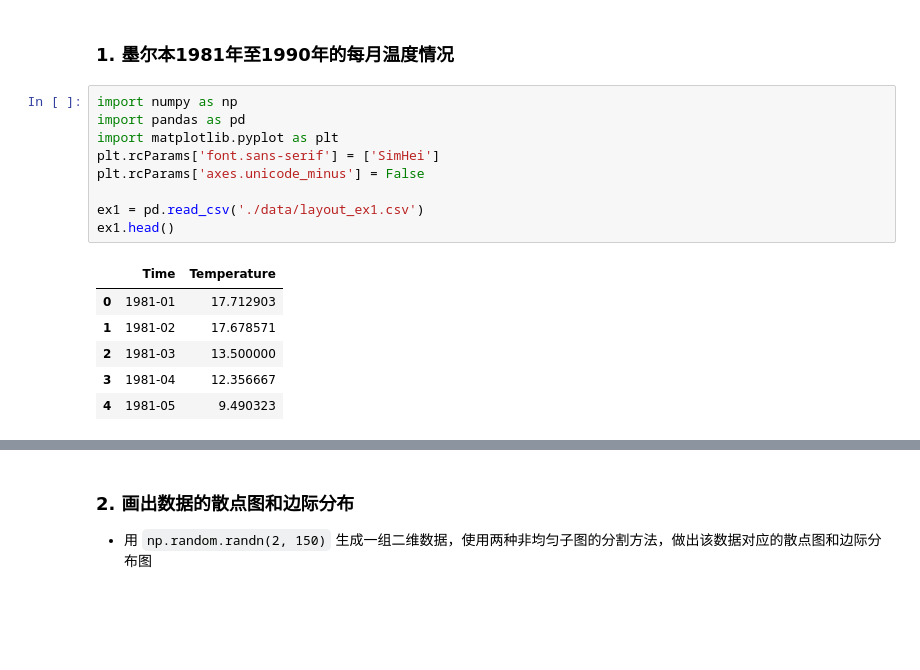
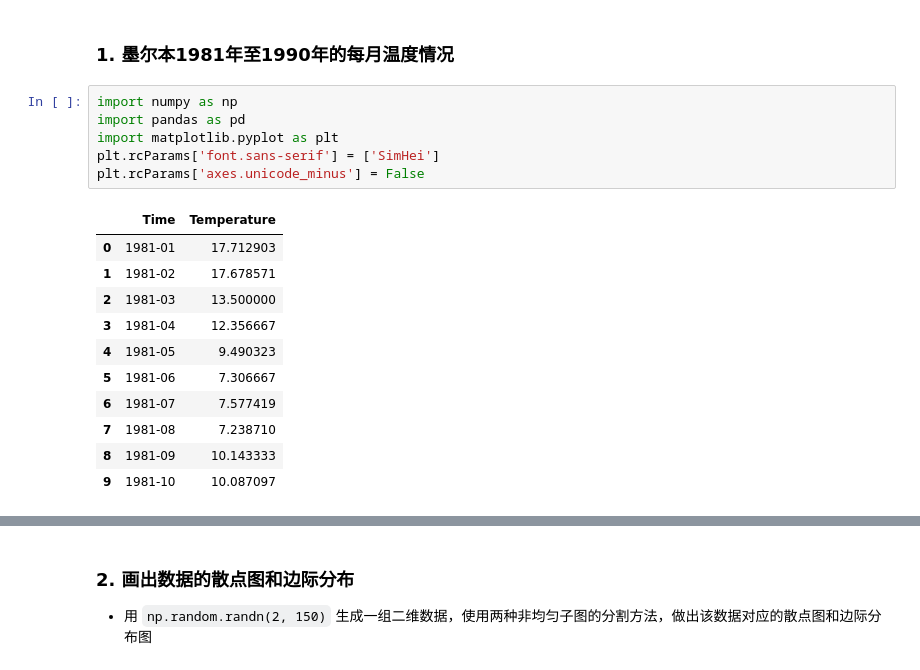
Before and after one commit to nicebear1999/learning_matplotlib, a Jupyter notebook: Task03练习.ipynb, the cells around one changed output, grey strips where cells are left out. Cells and saved outputs as stored; diff of their text form; blank space fills up the shorter version.

```diff
--- a/Task03练习.ipynb
+++ b/Task03练习.ipynb
@@ -3,16 +3,18 @@
 # %%
 import numpy as np
 import pandas as pd
 import matplotlib.pyplot as plt
 plt.rcParams['font.sans-serif'] = ['SimHei']
 plt.rcParams['axes.unicode_minus'] = False
-
-ex1 = pd.read_csv('./data/layout_ex1.csv')
-ex1.head()
 # %% [output]
 |  | Time | Temperature |
 | 0 | 1981-01 | 17.712903 |
 | 1 | 1981-02 | 17.678571 |
 | 2 | 1981-03 | 13.500000 |
 | 3 | 1981-04 | 12.356667 |
 | 4 | 1981-05 | 9.490323 |
+| 5 | 1981-06 | 7.306667 |
+| 6 | 1981-07 | 7.577419 |
+| 7 | 1981-08 | 7.238710 |
+| 8 | 1981-09 | 10.143333 |
+| 9 | 1981-10 | 10.087097 |
```
Also changed, not shown: parts of 3 cells of this notebook, 2 other files.
